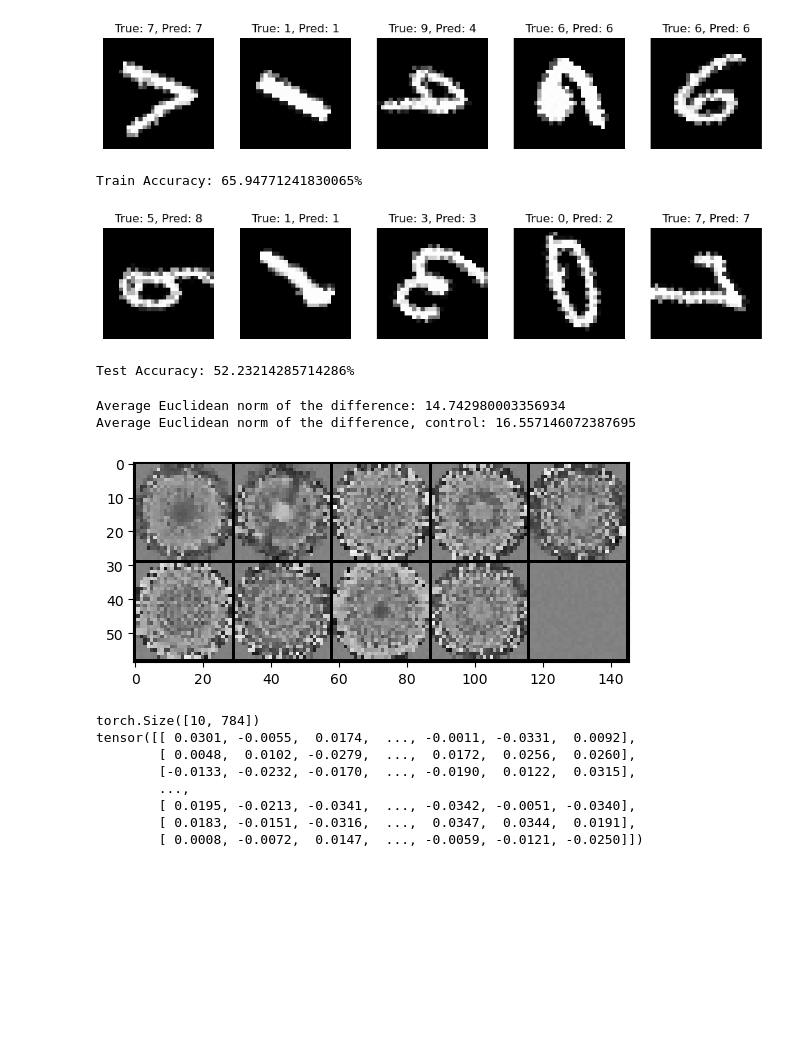
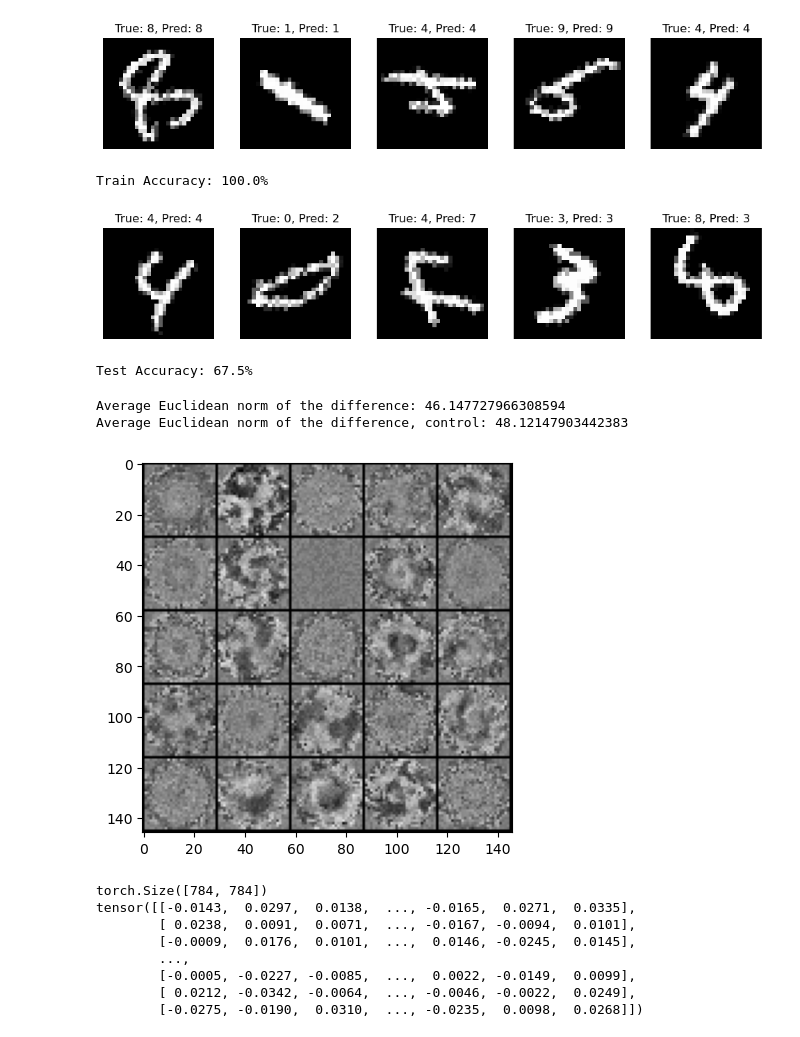
Before and after one commit to gianmarcoalessio/Discovery-Symmetries-in-Data, a Jupyter notebook: project.ipynb, the cells around one changed output. Saved outputs shown, nothing was run; the diff lists cells and outputs as text; code cells hidden in the pictures; blank space fills up the shorter version.

```diff
--- a/project.ipynb
+++ b/project.ipynb
@@ -86,13 +87,18 @@ for data, target in rotated_test_loader:
     test_labels = target
 # %%
 class Net(nn.Module):
-    def __init__(self, input_size, num_classes):
+    def __init__(self, input_size, hidden_size, num_classes):
         super(Net, self).__init__()
-        self.fc = nn.Linear(input_size, num_classes)
+        # Layer di input che collega l'input size all'hidden size
+        self.fc1 = nn.Linear(input_size, hidden_size)
+        # Hidden layer che collega l'hidden size all'output size
+        self.fc2 = nn.Linear(hidden_size, num_classes)
 
     def forward(self, x):
-        x = self.fc(x)
-        x = torch.relu(x)
+        # Passaggio attraverso il primo layer lineare e applicazione di ReLU
+        x = F.relu(self.fc1(x))
+        # Passaggio attraverso il layer di output
+        x = self.fc2(x)
         return x
 # %%
 class loss_function(nn.Module):
@@ -203,18 +179,18 @@ Epoch [1000/1000], Loss: 1.0852344036102295
 # %%
 # Inizializza il modello
-#net = Net(784, 10)
-#best_model_params = torch.load('./best_model_weights/symmetry_loss.pth')
-#net.load_state_dict(best_model_params)
+net = Net(784, 125,10)
+best_model_params = torch.load('./best_model_weights/125.pth')
+net.load_state_dict(best_model_params)
 
 train_accuracy = calculate_accuracy(net, rotated_train_loader)
 print(f'Train Accuracy: {train_accuracy * 100}%')
 test_accuracy = calculate_accuracy(net, rotated_test_loader)
 print(f'Test Accuracy: {test_accuracy * 100}%')
 # %% [output]
-[figure, old version]
+[figure, new version]
-Train Accuracy: 65.94771241830065%
+Train Accuracy: 100.0%
-[figure, old version]
+[figure, new version]
-Test Accuracy: 52.23214285714286%
+Test Accuracy: 67.5%
 # %%
 differences = []
 differences_control = []
@@ -233,9 +209,9 @@ for i, (images, label) in enumerate(test_loader):
     images_rot = images_rot.view(images_rot.size(0), -1) # Flatten the images
     control_img = control_img.view(control_img.size(0), -1) # Flatten the images
 
-    act = get_activations(images, net, "fc")
-    act_rot = get_activations(images_rot, net, "fc")
-    act_control = get_activations(control_img, net, "fc")
+    act = get_activations(images, net, "fc1")
+    act_rot = get_activations(images_rot, net, "fc1")
+    act_control = get_activations(control_img, net, "fc1")
 
     # When the non-augmented dataset is over, the rest of the batch is eventually filled with augmentations
     # This check (and fix) avoids dimension mismatches
@@ -254,39 +230,39 @@ avg_norm_control = torch.linalg.norm(torch.cat(differences_control, dim=0), dim=
 print(f"Average Euclidean norm of the difference: {avg_norm.item()}")
 print(f"Average Euclidean norm of the difference, control: {avg_norm_control.item()}")
 # %% [output]
-Average Euclidean norm of the difference: 14.742980003356934
-Average Euclidean norm of the difference, control: 16.557146072387695
+Average Euclidean norm of the difference: 46.147727966308594
+Average Euclidean norm of the difference, control: 48.12147903442383
 # %%
 # Extracting weights
-weights = net.fc.weight.detach().cpu()
+weights = net.fc1.weight.detach().cpu()
 
 # Normalization
 w_min, w_max = weights.min(), weights.max()
 plt_weights = (weights - w_min) / (w_max - w_min)
 
 
 # Reshape weights for a 5x5 grid, assuming each weight vector is of size 28*28
 # You need to ensure that there are at least 25 weight vectors
 plt_weights = plt_weights[:25].reshape(-1, 1, 28, 28)  # Taking first 25 weight vectors
 
 # Create a 5x5 grid
 grid = utils.make_grid(plt_weights, nrow=5, normalize=True, padding=1)
 plt.imshow(grid.permute(1, 2, 0))  # Permute the axes to display the image correctly
 plt.show()
 
 # Print weight information
 print(weights.shape)
 print(weights)
 # %% [output]
-[figure, old version]
+[figure, new version]
-torch.Size([10, 784])
-tensor([[ 0.0301, -0.0055,  0.0174,  ..., -0.0011, -0.0331,  0.0092],
-        [ 0.0048,  0.0102, -0.0279,  ...,  0.0172,  0.0256,  0.0260],
-        [-0.0133, -0.0232, -0.0170,  ..., -0.0190,  0.0122,  0.0315],
+torch.Size([784, 784])
+tensor([[-0.0143,  0.0297,  0.0138,  ..., -0.0165,  0.0271,  0.0335],
+        [ 0.0238,  0.0091,  0.0071,  ..., -0.0167, -0.0094,  0.0101],
+        [-0.0009,  0.0176,  0.0101,  ...,  0.0146, -0.0245,  0.0145],
         ...,
-        [ 0.0195, -0.0213, -0.0341,  ..., -0.0342, -0.0051, -0.0340],
-        [ 0.0183, -0.0151, -0.0316,  ...,  0.0347,  0.0344,  0.0191],
-        [ 0.0008, -0.0072,  0.0147,  ..., -0.0059, -0.0121, -0.0250]])
+        [-0.0005, -0.0227, -0.0085,  ...,  0.0022, -0.0149,  0.0099],
+        [ 0.0212, -0.0342, -0.0064,  ..., -0.0046, -0.0022,  0.0249],
+        [-0.0275, -0.0190,  0.0310,  ..., -0.0235,  0.0098,  0.0268]])
 # %%
 # PER Il PLOT
 
```
Also changed, not shown: parts of 6 cells of this notebook, 23 other files.
